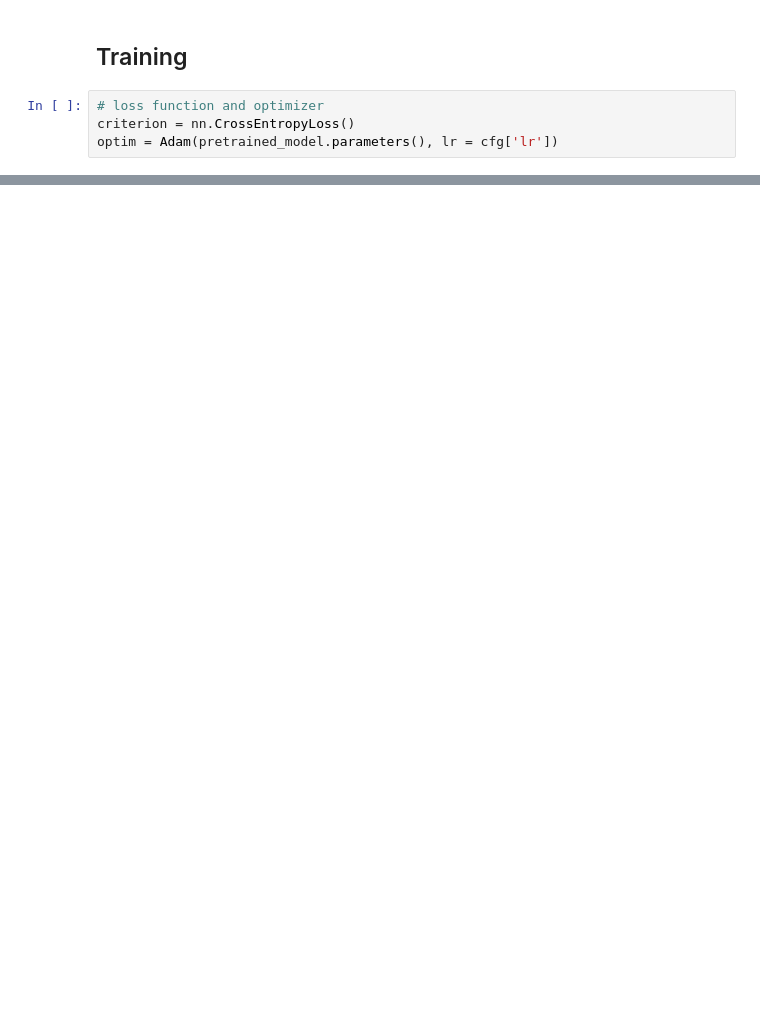
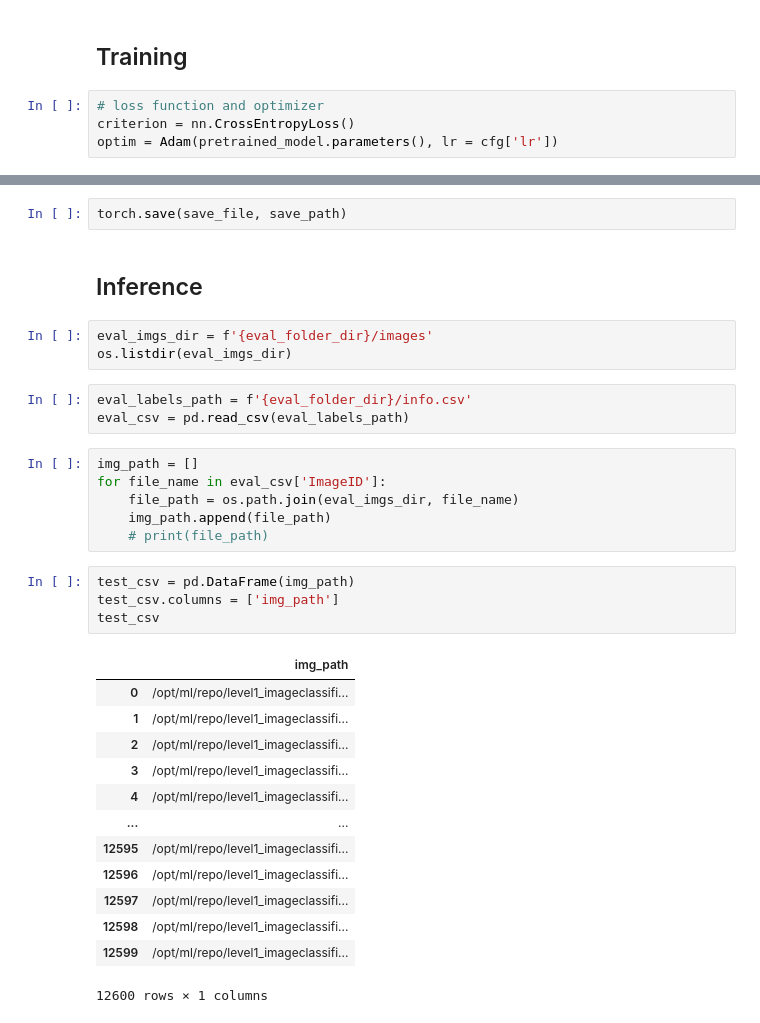
Before and after one commit to boostcampaitech4cv2/level1_imageclassification_cv-level1-cv-06, a Jupyter notebook: T4064/T4064_experiment_code_ver1.ipynb, the cells around one changed output, grey strips where cells are left out. Drawn from its saved outputs; the diff is of its cells as text; blank space fills up the shorter version.

Commit message:
T4064, first inference

```diff
--- a/T4064/T4064_experiment_code_ver1.ipynb
+++ b/T4064/T4064_experiment_code_ver1.ipynb
@@ -320,0 +409,34 @@ train_and_valid(cfg, pretrained_model, train_loader, valid_loader)
+# %%
+torch.save(save_file, save_path)
+# %% [markdown]
+## Inference
+# %%
+eval_imgs_dir = f'{eval_folder_dir}/images'
+os.listdir(eval_imgs_dir)
+# %%
+eval_labels_path = f'{eval_folder_dir}/info.csv'
+eval_csv = pd.read_csv(eval_labels_path)
+# %%
+img_path = []
+for file_name in eval_csv['ImageID']:
+    file_path = os.path.join(eval_imgs_dir, file_name)
+    img_path.append(file_path)
+    # print(file_path)
+# %%
+test_csv = pd.DataFrame(img_path)
+test_csv.columns = ['img_path']
+test_csv
+# %% [output]
+|  | img_path |
+| 0 | /opt/ml/repo/level1_imageclassifi... |
+| 1 | /opt/ml/repo/level1_imageclassifi... |
+| 2 | /opt/ml/repo/level1_imageclassifi... |
+| 3 | /opt/ml/repo/level1_imageclassifi... |
+| 4 | /opt/ml/repo/level1_imageclassifi... |
+| ... | ... |
+| 12595 | /opt/ml/repo/level1_imageclassifi... |
+| 12596 | /opt/ml/repo/level1_imageclassifi... |
+| 12597 | /opt/ml/repo/level1_imageclassifi... |
+| 12598 | /opt/ml/repo/level1_imageclassifi... |
+| 12599 | /opt/ml/repo/level1_imageclassifi... |
+12600 rows × 1 columns
```
Also changed, not shown: parts of 30 cells of this notebook, 2 other files.
